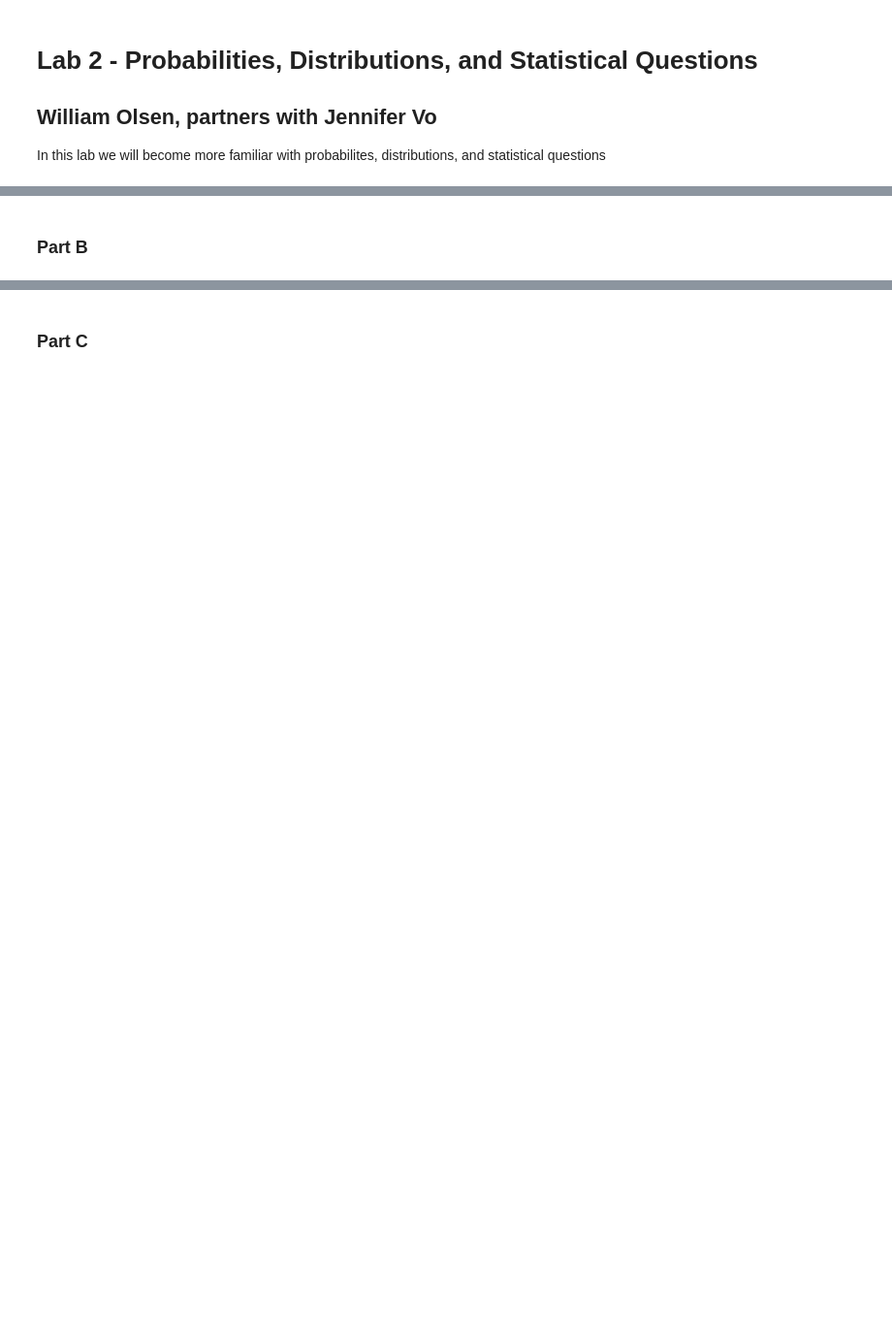
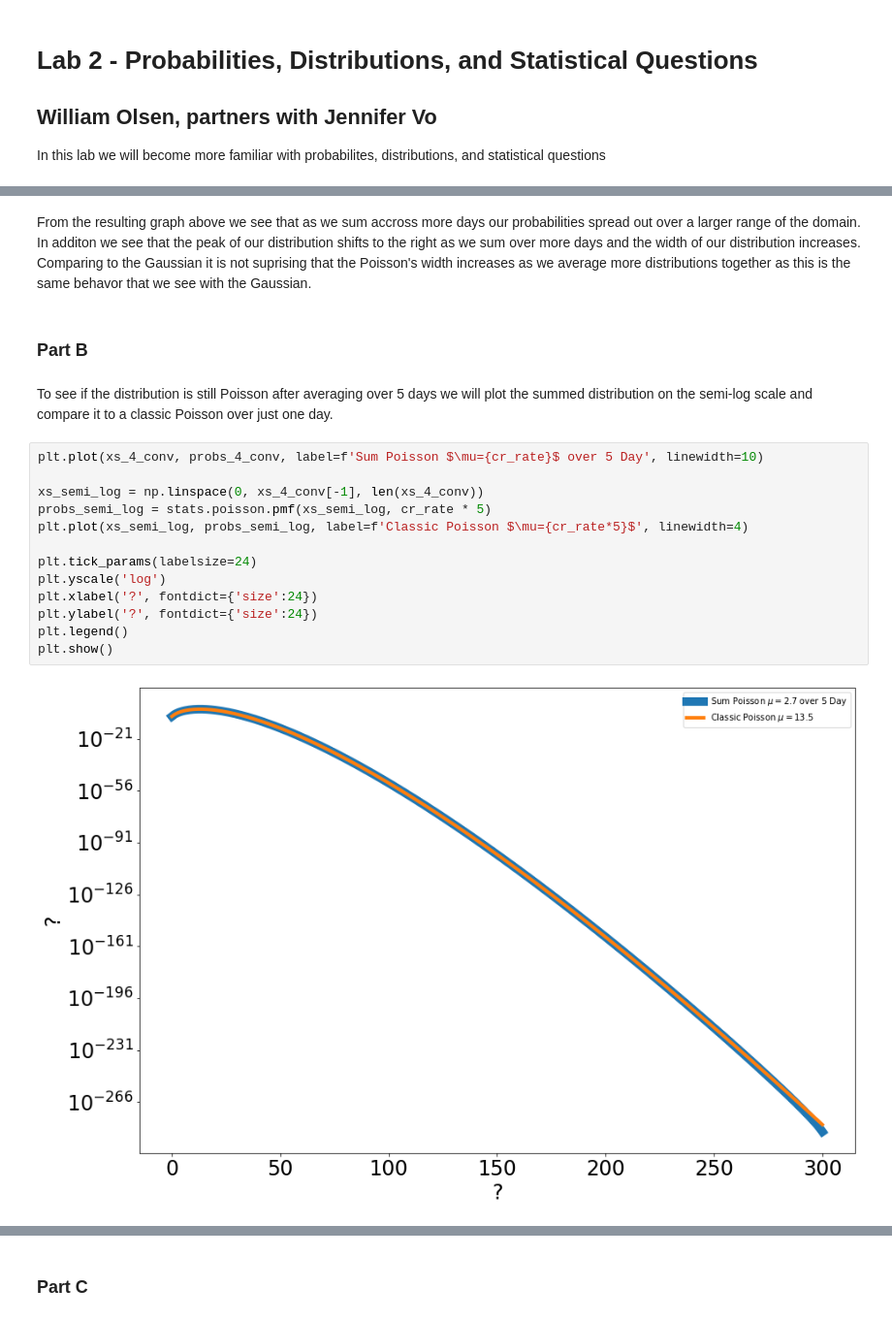
Before and after one commit to williamdolsen/phys434-21au, a Jupyter notebook: labs/lab2/lab2.ipynb, the cells around one changed output, grey strips where cells are left out. Shown at 97% size. Cells and saved outputs as stored; diff of their text form; blank space fills up the shorter version.

```diff
--- a/labs/lab2/lab2.ipynb
+++ b/labs/lab2/lab2.ipynb
@@ -18,3 +62,22 @@ Let us first observe how the probability distribution of the background varies a
+# %% [markdown]
+From the resulting graph above we see that as we sum accross more days our probabilities spread out over a larger range of the domain.  In additon we see that the peak of our distribution shifts to the right as we sum over more days and the width of our distribution increases.  Comparing to the Gaussian it is not suprising that the Poisson's width increases as we average more distributions together as this is the same behavor that we see with the Gaussian.
 # %% [markdown]
 
 ### Part B
+# %% [markdown]
+To see if the distribution is still Poisson after averaging over 5 days we will plot the summed distribution on the semi-log scale and compare it to a classic Poisson over just one day.
+# %%
+plt.plot(xs_4_conv, probs_4_conv, label=f'Sum Poisson $\mu={cr_rate}$ over 5 Day', linewidth=10)
+
+xs_semi_log = np.linspace(0, xs_4_conv[-1], len(xs_4_conv))
+probs_semi_log = stats.poisson.pmf(xs_semi_log, cr_rate * 5)
+plt.plot(xs_semi_log, probs_semi_log, label=f'Classic Poisson $\mu={cr_rate*5}$', linewidth=4)
+
+plt.tick_params(labelsize=24)
+plt.yscale('log')
+plt.xlabel('?', fontdict={'size':24})
+plt.ylabel('?', fontdict={'size':24})
+plt.legend()
+plt.show()
+# %% [output]
+[figure, added]
```
Also changed, not shown: parts of 12 cells of this notebook.
